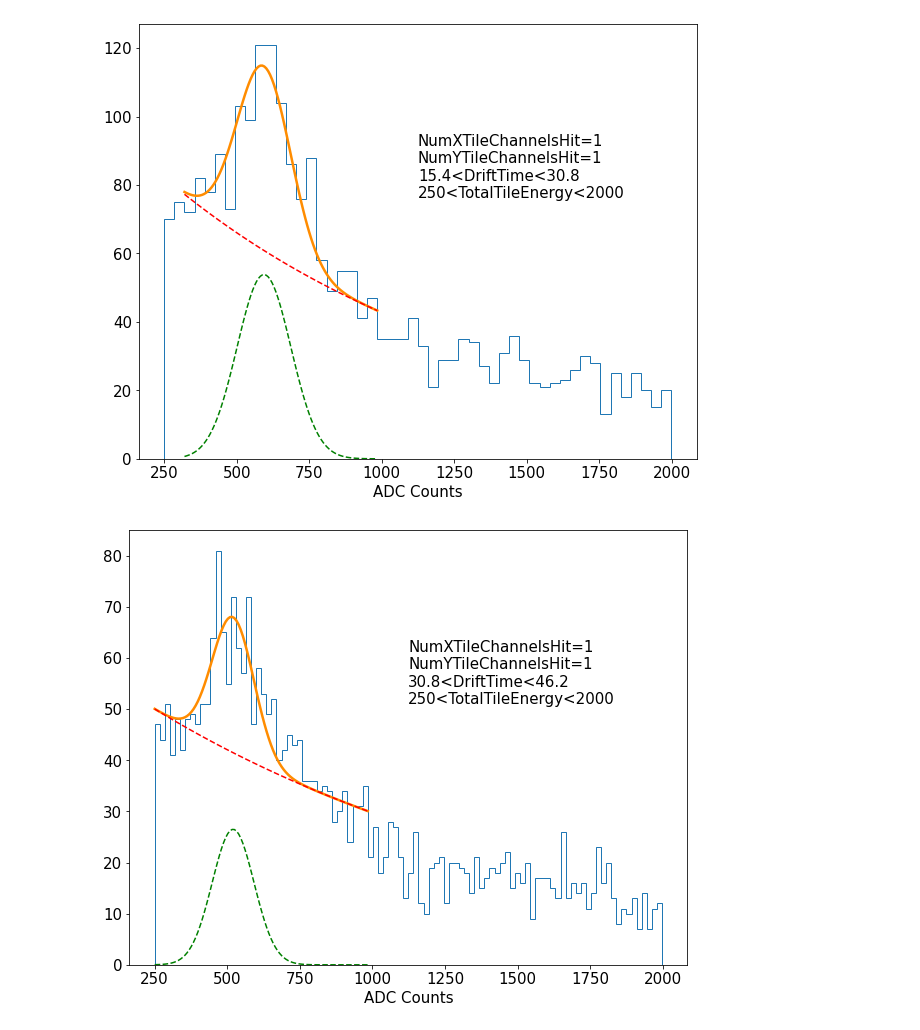
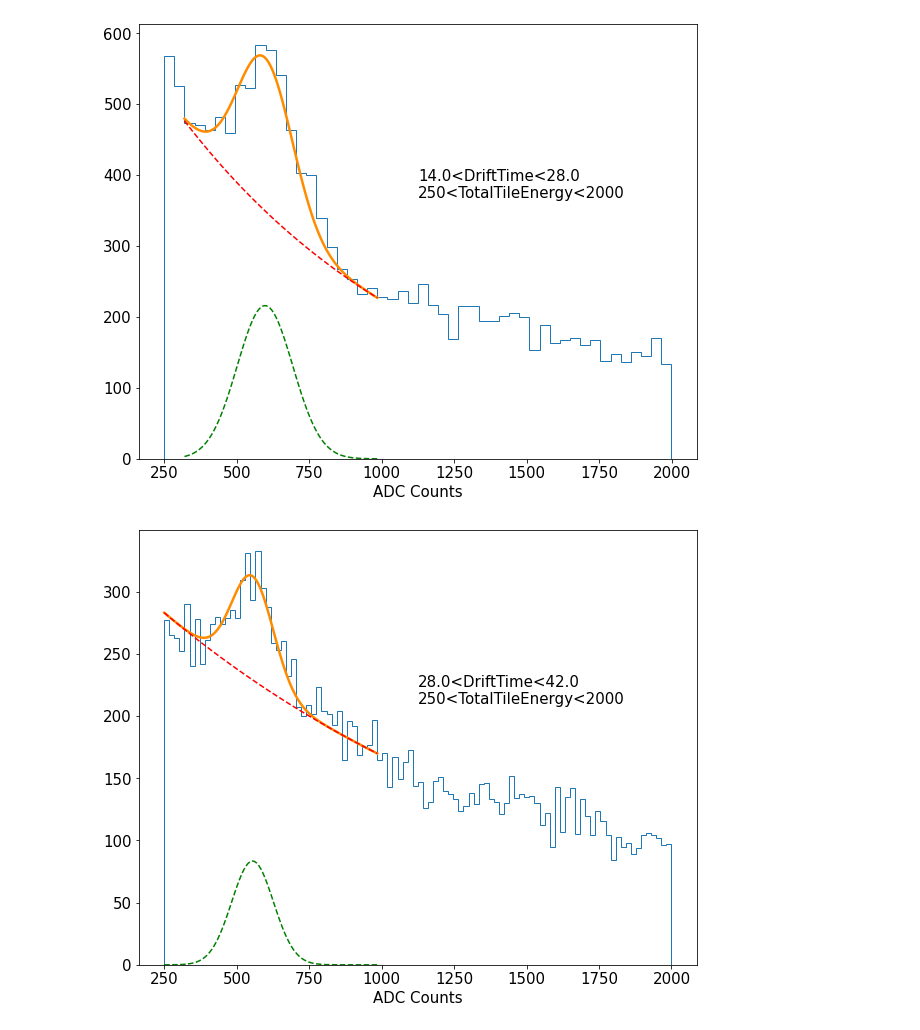
Before and after one commit to jdalmasson88/LXe_notebooks, a Jupyter notebook: alpha_electron_lifetime.ipynb, the cells around one changed output. Saved outputs shown, nothing was run; the diff lists cells and outputs as text; code cells hidden in the pictures.

```diff
--- a/alpha_electron_lifetime.ipynb
+++ b/alpha_electron_lifetime.ipynb
@@ -15,7 +15,7 @@ analysis_config = StruckAnalysisConfiguration.StruckAnalysisConfiguration()
 analysis_config.GetRunParametersFromFile('/g/g90/jacopod/software/TMSAnalysis/config/Run_Parameters_Xe_Run29.csv')
 sampling_time = analysis_config.run_parameters['Sampling Period [ns]']/1.e3
 trigger_time = analysis_config.run_parameters['Pretrigger Length [samples]']
-path_to_reduced = '/p/lustre1/jacopod/29th/TMS_analysis/20200213_AfterRnInjection'
+path_to_reduced = '/p/lustre1/jacopod/29th/analysis_500ns/20200213_AfterRnInjection'
 # %%
 start_time = time.time()
 df = pd.read_hdf(path_to_reduced + '/reduced_added.h5')
@@ -44,11 +44,12 @@ TotalTileEnergy
 # %%
-cut_array = ['DriftTime>0', 'DriftTime<77',\
-            'TotalTileEnergy>250', 'TotalTileEnergy<2000',\
-            'NumXTileChannelsHit==1','NumYTileChannelsHit==1']
+min_time = 0
+max_time = 70
+cut_array = ['DriftTime>{}'.format(min_time), 'DriftTime<{}'.format(max_time),\
+            'TotalTileEnergy>250', 'TotalTileEnergy<2000']
 derived_dict = {'DriftTime':DriftTime}
 cut = Cut(cut_array,df,derived_dict)
 mask = cut.mask
-plt.hist2d(DriftTime.loc[mask], df['TotalTileEnergy'].loc[mask], bins=50, norm=LogNorm())
+plt.hist2d(DriftTime[mask], df['TotalTileEnergy'][mask], bins=100, norm=LogNorm())
 plt.xlabel('Drift Time [$\mu$s]')
 plt.ylabel('ADC Counts')
 plt.colorbar()
@@ -64,27 +65,35 @@ def exp_function(x, A, beta):
 # %%
 
 fit_data = {'time':[],'peak':[],'peak_error':[]}
-p0 = ([None],[400,800,60,500,40],[200,1000,60,500,80],[150,800,60,500,40],[200,4000,60,500,40],[1500,2800,120,400,40])
+p0 = ([None],[1000,800,150,500,40],[500,800,120,500,80],[300,800,60,500,40],[600,4000,60,400,40],[900,-8000,50,500,50])
 slices = 6
-for i,rg in enumerate(np.linspace(0,77,slices)):
+for i,rg in enumerate(np.linspace(min_time,max_time,slices)):
+
     bins = 50
     fit_range = [300,1000]
     if i == 0:
-        rg_0 = 0
+        rg_0 = min_time
         continue
+    bounds = (np.asarray(p0[i])*0.2,np.asarray(p0[i])*1.8)
     if i == slices - 1:
         fit_range = [250,600]
     if i  == 3:
         bins = 100
         fit_range = [250,1000]
+    if i == slices-1:
+        mask1 = np.logical_and(mask1,df['NumTileChannelsHit']==1)
+        fit_range = [350,550]
+        bins = 80
+        bounds[0][1] = p0[i][1]*1.8
+        bounds[1][1] = p0[i][1]*0.2
+
     cut_array1 = cut_array[2:] + ['DriftTime>{}'.format(rg_0), 'DriftTime<{}'.format(rg)]
     cut1 = Cut(cut_array1,df,derived_dict)
     mask1 = cut1.mask
-    data, bin_edges,_ = plt.hist(df['TotalTileEnergy'].loc[mask1],bins=bins,histtype='step')
+    data, bin_edges,_ = plt.hist(df['TotalTileEnergy'][mask1],bins=bins,histtype='step')
     bin_width = bin_edges[1]-bin_edges[0]
     fit_idx = np.where((bin_edges>fit_range[0]) & (bin_edges<fit_range[1]))[0]
-    popt, pcov = curve_fit(fit_function, xdata=bin_edges[fit_idx], ydata=data[fit_idx],\
-                           p0=p0[i],bounds=(np.asarray(p0[i])*0.2,np.asarray(p0[i])*1.8))
+    popt, pcov = curve_fit(fit_function, xdata=bin_edges[fit_idx], ydata=data[fit_idx],p0=p0[i],bounds=bounds)
     fit_x_bin = np.linspace(bin_edges[fit_idx][0],bin_edges[fit_idx][-1],100)
     plt.plot(fit_x_bin, fit_function(fit_x_bin, *popt), color='darkorange', linewidth=2.5, label=r'Fitted function')
     popt_buffer = copy.deepcopy(popt)
@@ -106,2 +115,2 @@ fit_data = pd.DataFrame(fit_data)
-[figure, old version]
+[figure, new version]
-[figure, old version]
+[figure, new version]
```
Also changed, not shown: parts of 11 cells of this notebook, 3 other files.
